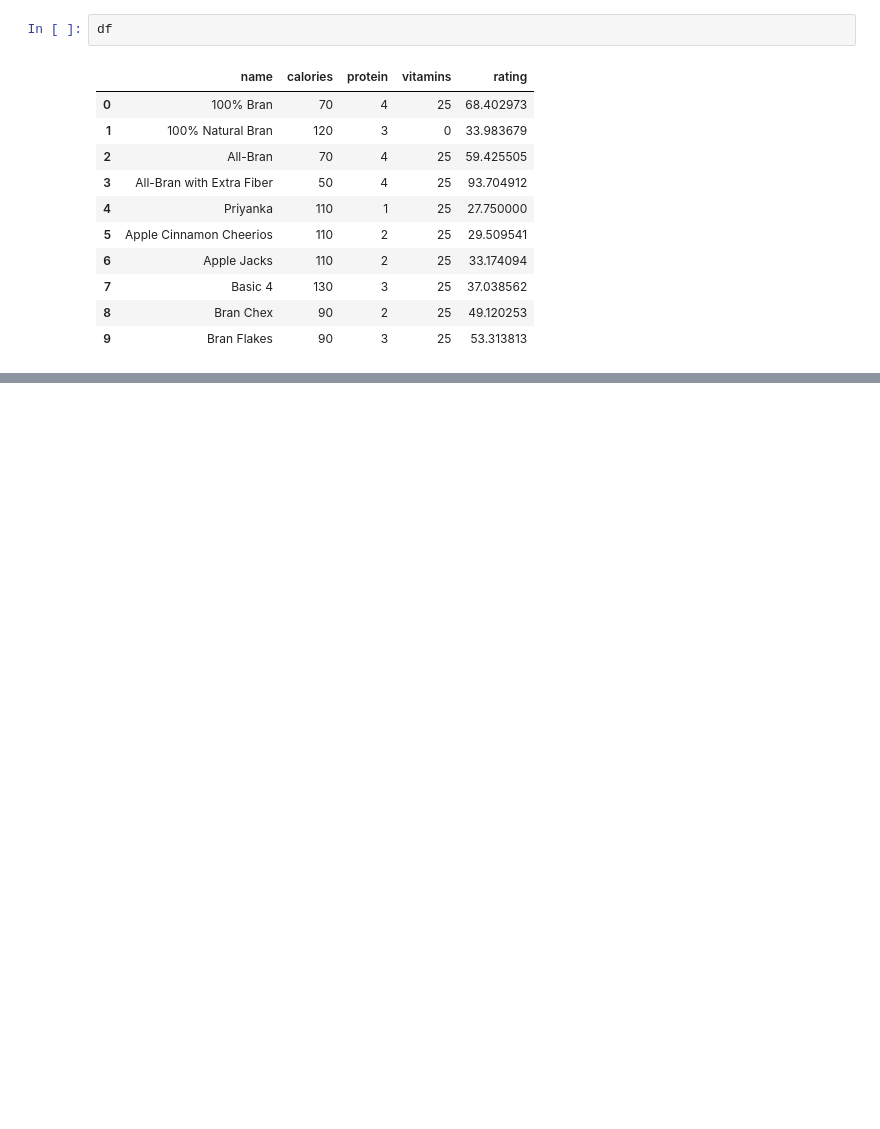
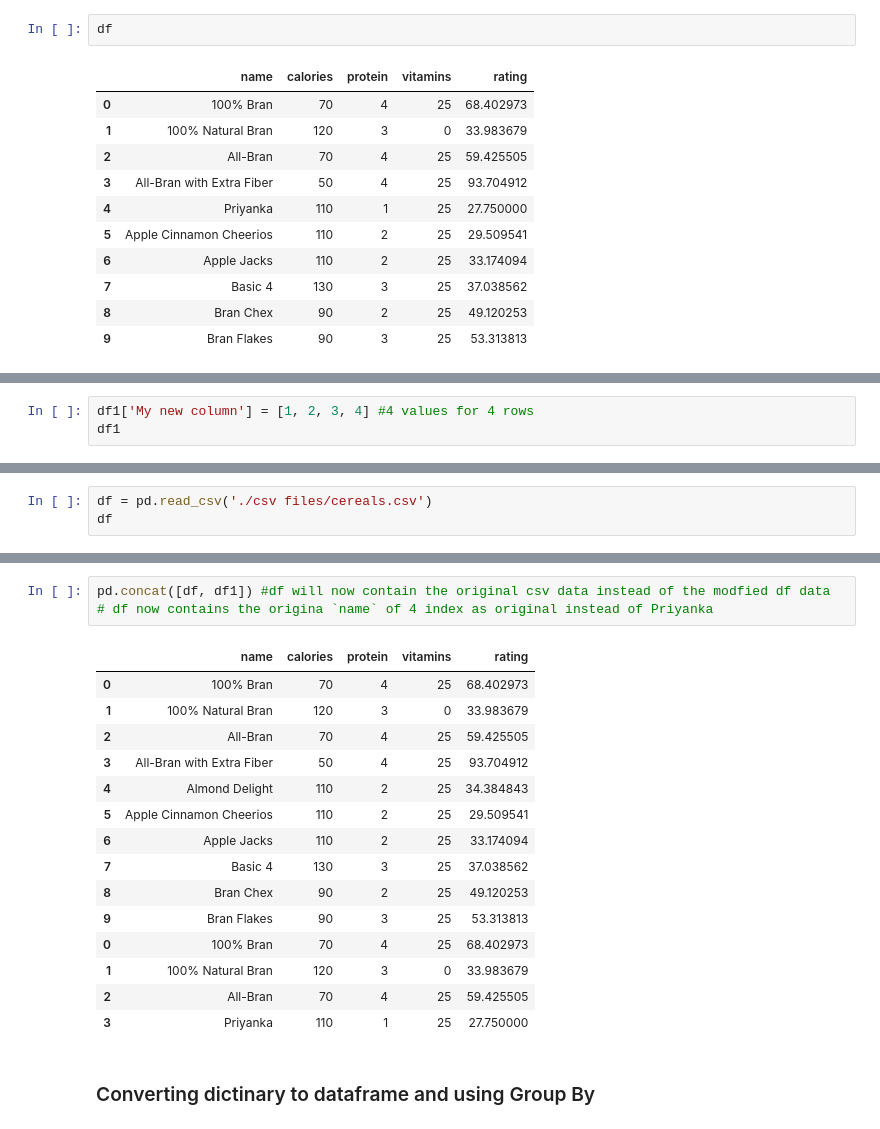
Before and after one commit to priyanka8625/TechSaksham-AI-Training-2025, a Jupyter notebook: Day11_Pandas/Pandas.ipynb, the cells around one changed output, grey strips where cells are left out. Cells and saved outputs as stored; diff of their text form; blank space fills up the shorter version.

```diff
--- a/Day11_Pandas/Pandas.ipynb
+++ b/Day11_Pandas/Pandas.ipynb
@@ -511,0 +514,3 @@ df
+# %%
+df1['My new column'] = [1, 2, 3, 4] #4 values for 4 rows
+df1
@@ -511,0 +702,3 @@ df
+# %%
+df = pd.read_csv('./csv files/cereals.csv')
+df
@@ -511,0 +717,21 @@ df
+# %%
+pd.concat([df, df1]) #df will now contain the original csv data instead of the modfied df data
+# df now contains the origina `name` of 4 index as original instead of Priyanka
+# %% [output]
+|  | name | calories | protein | vitamins | rating |
+| 0 | 100% Bran | 70 | 4 | 25 | 68.402973 |
+| 1 | 100% Natural Bran | 120 | 3 | 0 | 33.983679 |
+| 2 | All-Bran | 70 | 4 | 25 | 59.425505 |
+| 3 | All-Bran with Extra Fiber | 50 | 4 | 25 | 93.704912 |
+| 4 | Almond Delight | 110 | 2 | 25 | 34.384843 |
+| 5 | Apple Cinnamon Cheerios | 110 | 2 | 25 | 29.509541 |
+| 6 | Apple Jacks | 110 | 2 | 25 | 33.174094 |
+| 7 | Basic 4 | 130 | 3 | 25 | 37.038562 |
+| 8 | Bran Chex | 90 | 2 | 25 | 49.120253 |
+| 9 | Bran Flakes | 90 | 3 | 25 | 53.313813 |
+| 0 | 100% Bran | 70 | 4 | 25 | 68.402973 |
+| 1 | 100% Natural Bran | 120 | 3 | 0 | 33.983679 |
+| 2 | All-Bran | 70 | 4 | 25 | 59.425505 |
+| 3 | Priyanka | 110 | 1 | 25 | 27.750000 |
+# %% [markdown]
+### Converting dictinary to dataframe and using Group By
```
Also changed, not shown: parts of 26 cells of this notebook, 1 other file.
